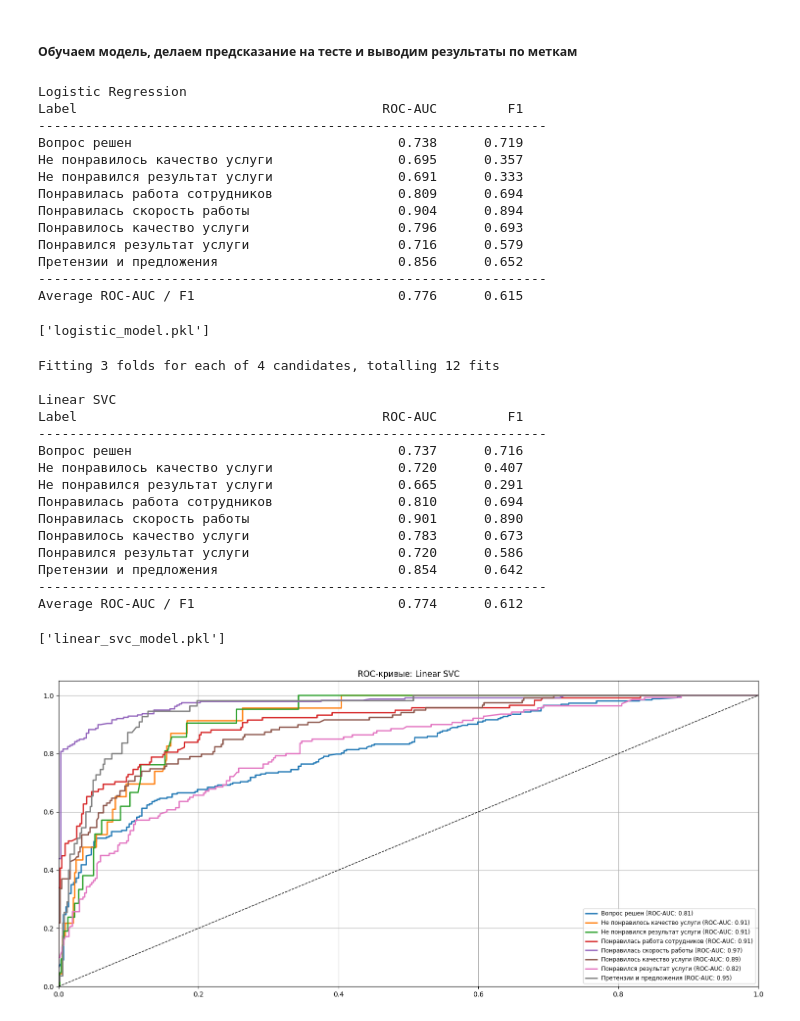
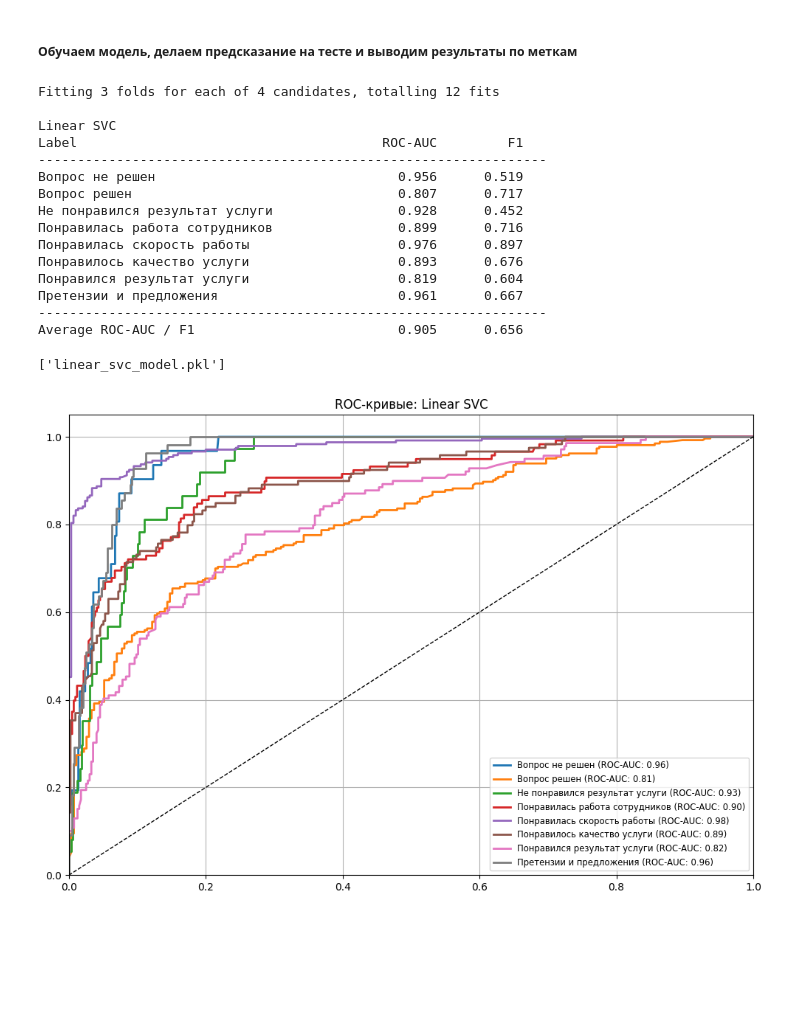
Before and after one commit to aanchik/intensiv-4, a Jupyter notebook: intensiv-4/anna/education.ipynb, the cells around one changed output. Saved outputs shown, nothing was run; the diff lists cells and outputs as text; code cells hidden in the pictures; blank space fills up the shorter version.

Commit message:
замена модели и работа с данными

```diff
--- a/intensiv-4/anna/education.ipynb
+++ b/intensiv-4/anna/education.ipynb
@@ -82,50 +86,5 @@ X_test_raw = X_raw.iloc[np.ravel(np.where(np.isin(X, X_test).all(axis=1)))].rese
 # %% [markdown]
 ##### Обучаем модель, делаем предсказание на тесте и выводим результаты по меткам
-# %%
-model = MultiOutputClassifier(LogisticRegression(max_iter=2000, class_weight='balanced'))
-model.fit(X_train, y_train)
-
-# Предсказания
-y_pred = model.predict(X_test)
-
-print("\nLogistic Regression")
-print("{:<40} {:>10} {:>10}".format("Label", "ROC-AUC", "F1"))
-print("-" * 65)
-roc_auc_values = []
-f1_values = []
-
-for i, col in enumerate(y.columns):
-    try:
-        auc = roc_auc_score(y_test[:, i], y_pred[:, i])
-        f1 = f1_score(y_test[:, i], y_pred[:, i])
-        print(f"{col:<40} {auc:>10.3f} {f1:>10.3f}")
-        roc_auc_values.append(auc)
-        f1_values.append(f1)
-    except Exception as e:
-        print(f"{col:<40} {'error':>10} {'error':>10} - {str(e)}")
-
-if roc_auc_values:
-    avg_roc_auc = np.mean(roc_auc_values)
-    avg_f1 = np.mean(f1_values)
-    print("-" * 65)
-    print(f"{'Average ROC-AUC / F1':<40} {avg_roc_auc:>10.3f} {avg_f1:>10.3f}")
-
-joblib.dump(model, "logistic_model.pkl")
-# %% [output]
-Logistic Regression
-Label                                       ROC-AUC         F1
------------------------------------------------------------------
-Вопрос решен                                  0.738      0.719
-Не понравилось качество услуги                0.695      0.357
-Не понравился результат услуги                0.691      0.333
-Понравилась работа сотрудников                0.809      0.694
-Понравилась скорость работы                   0.904      0.894
-Понравилось качество услуги                   0.796      0.693
-Понравился результат услуги                   0.716      0.579
-Претензии и предложения                       0.856      0.652
------------------------------------------------------------------
-Average ROC-AUC / F1                          0.776      0.615
-['logistic_model.pkl']
 # %%
 param_grid_svc = {
     'estimator__C': [0.01, 0.1, 1, 10],
@@ -162,10 +121,16 @@ roc_auc_values_svc = []
 f1_values_svc = []
 labels_svc = []
 
+# Получаем decision_function (shape [n_samples, n_classes])
+y_scores = svc_model.decision_function(X_test)
+
+# Применяем сигмоиду для перевода в вероятности
+y_proba_svc = expit(y_scores)
+
 for i, col in enumerate(y.columns):
     try:
-        auc_val = roc_auc_score(y_test[:, i], y_pred_svc[:, i])
-        f1 = f1_score(y_test[:, i], y_pred_svc[:, i])
+        auc_val = roc_auc_score(y_test[:, i], y_proba_svc[:, i])  # исправлено!
+        f1 = f1_score(y_test[:, i], y_pred_svc[:, i])              # f1 — по меткам
         print(f"{col:<40} {auc_val:>10.3f} {f1:>10.3f}")
         roc_auc_values_svc.append(auc_val)
         f1_values_svc.append(f1)
@@ -179,6 +144,7 @@ if roc_auc_values_svc:
     print("-" * 65)
     print(f"{'Average ROC-AUC / F1':<40} {avg_roc_auc_svc:>10.3f} {avg_f1_svc:>10.3f}")
 
+
 # Получаем decision_function (shape [n_samples, n_classes])
 y_scores = svc_model.decision_function(X_test)
 
@@ -193,34 +159,34 @@ Fitting 3 folds for each of 4 candidates, totalling 12 fits
 Linear SVC
 Label                                       ROC-AUC         F1
 -----------------------------------------------------------------
-Вопрос решен                                  0.737      0.716
-Не понравилось качество услуги                0.720      0.407
-Не понравился результат услуги                0.665      0.291
-Понравилась работа сотрудников                0.810      0.694
-Понравилась скорость работы                   0.901      0.890
-Понравилось качество услуги                   0.783      0.673
-Понравился результат услуги                   0.720      0.586
-Претензии и предложения                       0.854      0.642
+Вопрос не решен                               0.956      0.519
+Вопрос решен                                  0.807      0.717
+Не понравился результат услуги                0.928      0.452
+Понравилась работа сотрудников                0.899      0.716
+Понравилась скорость работы                   0.976      0.897
+Понравилось качество услуги                   0.893      0.676
+Понравился результат услуги                   0.819      0.604
+Претензии и предложения                       0.961      0.667
 -----------------------------------------------------------------
-Average ROC-AUC / F1                          0.774      0.612
+Average ROC-AUC / F1                          0.905      0.656
 ['linear_svc_model.pkl']
 # %%
-plt.figure(figsize=(15, 7))
+plt.figure(figsize=(10, 7))
 for i, col in enumerate(y.columns):
     try:
         fpr, tpr, _ = roc_curve(y_test[:, i], y_proba_svc[:, i])
         roc_auc = sk_auc(fpr, tpr)
         plt.plot(fpr, tpr, lw=2, label=f'{col} (ROC-AUC: {roc_auc:.2f})')
     except Exception as e:
         print(f"Ошибка ROC-кривой для {col}: {e}")
 
 plt.plot([0, 1], [0, 1], 'k--', lw=1)
 plt.xlim([0.0, 1.0])
 plt.ylim([0.0, 1.05])
 plt.title('ROC-кривые: Linear SVC')
 plt.legend(loc='lower right', fontsize='small')
 plt.grid(True)
 plt.tight_layout()
 plt.show()
 # %% [output]
-[figure, old version]
+[figure, new version]
```
Also changed, not shown: parts of 4 cells of this notebook, 10 other files.
